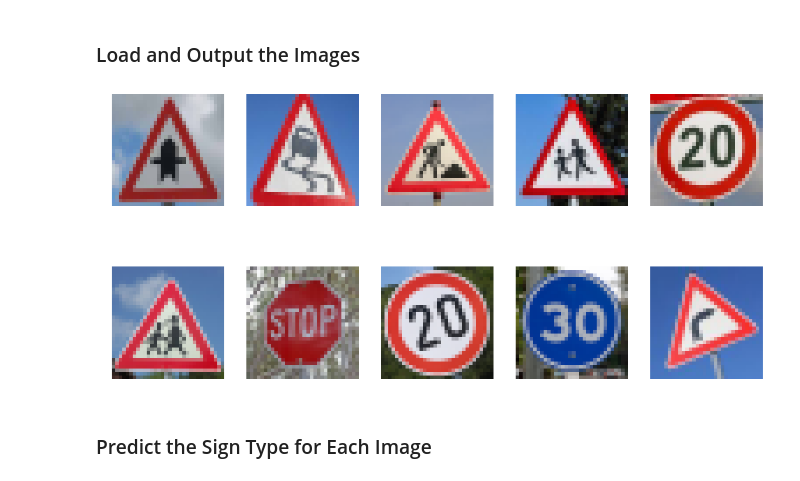
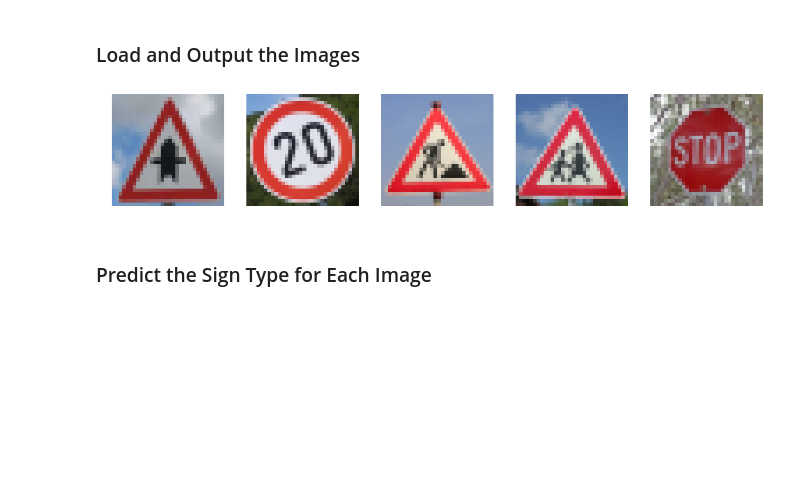
Before and after one commit to NachoCM/CarND-Traffic-Sign-Classifier, a Jupyter notebook: Traffic_Sign_Classifier.ipynb, the cells around one changed output. Drawn from its saved outputs; the diff is of its cells as text; code cells hidden in the pictures; blank space fills up the shorter version.

```diff
--- a/Traffic_Sign_Classifier.ipynb
+++ b/Traffic_Sign_Classifier.ipynb
@@ -156,0 +210,3 @@ plt.savefig('mean_pixel_value.png')
+# %%
+X_train_augmented=np.copy(X_train_orig)
+y_train_augmented=np.copy(y_train_orig)
@@ -205,8 +289,8 @@ def preprocess(x):
     return (x-np.mean(x,axis=(1,2,3),keepdims=True))/np.std(x,axis=(1,2,3),keepdims=True)
 # %%
-X_train=preprocess(X_train)
-X_valid=preprocess(X_valid)
-X_test=preprocess(X_test)
+X_train=preprocess(X_train_augmented)
+y_train=y_train_augmented
+X_valid=preprocess(X_valid_orig)
 # %%
 plt.figure(figsize=(10,5))
 
@@ -239,7 +323,7 @@ plt.savefig('before_after.png')
 # %%
 import tensorflow as tf
 
-EPOCHS = 5
+EPOCHS = 40
 BATCH_SIZE = 128
 
 #channels for the convolution layers
@@ -488,21 +574,21 @@ You may find `signnames.csv` useful as it contains mappings from the class id (i
 ### Load and Output the Images
 # %%
 test_images=list()
-for i in range(10):
+for i in range(5):
     test_images.append(cv2.resize(
         cv2.cvtColor(
             cv2.imread('images/Test sign '+str(i+1)+'.jpg'),
         cv2.COLOR_BGR2RGB),
     (32,32), interpolation=cv2.INTER_AREA))
 # %%
-plt.figure(figsize=(20,10))
-for i in range(10):
-    plt.subplot(2,5,i+1)
+plt.figure(figsize=(20,5))
+for i in range(5):
+    plt.subplot(1,5,i+1)
     plt.axis('off')
     plt.imshow(test_images[i])
 plt.savefig('Test images from web.png')
 # %% [output]
-[figure, old version]
+[figure, new version]
 # %% [markdown]
 ### Predict the Sign Type for Each Image
 # %%
```
Also changed, not shown: parts of 29 cells of this notebook, 40 other files.
